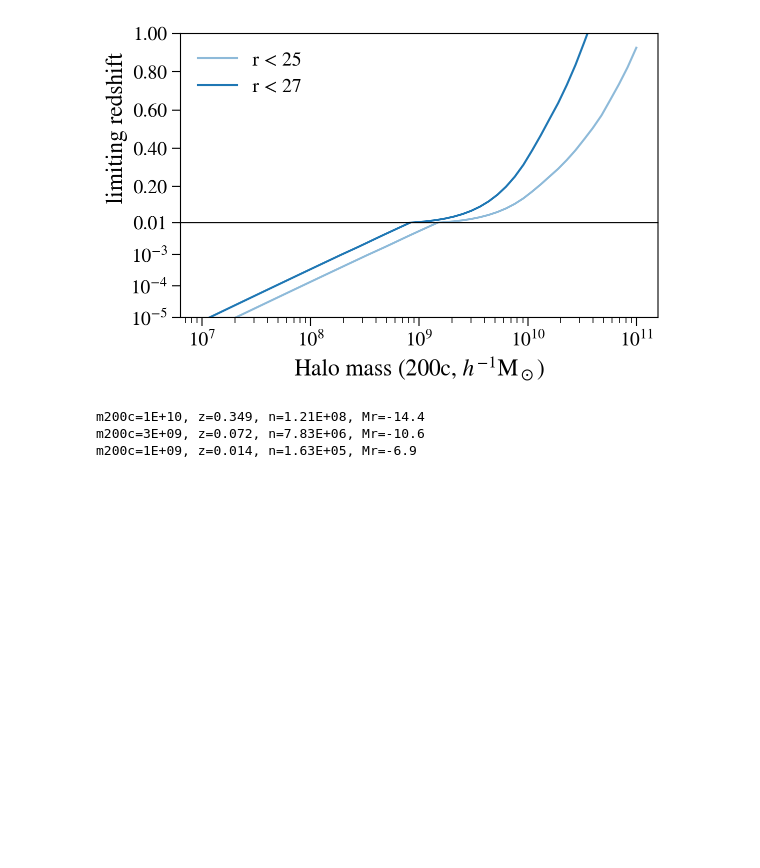
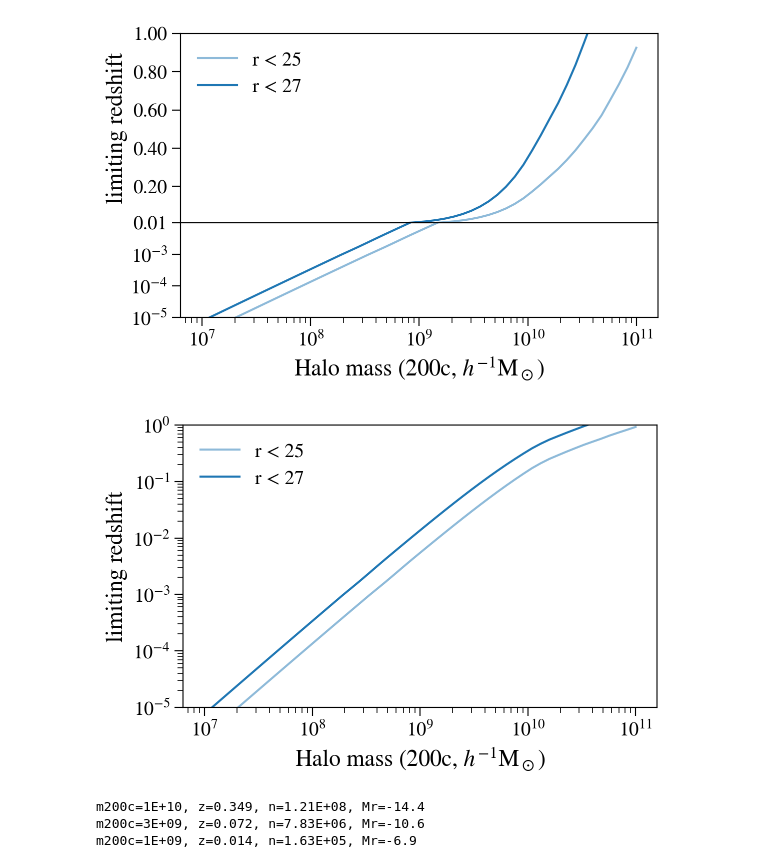
Before and after one commit to lsstdarkmatter/dwarf-halo-mass, a Jupyter notebook: lensing/llnl-workshop/lsst dwarf lensing.ipynb, the cells around one changed output. Saved outputs shown, nothing was run; the diff lists cells and outputs as text; code cells hidden in the pictures; blank space fills up the shorter version.

```diff
--- a/lensing/llnl-workshop/lsst dwarf lensing.ipynb
+++ b/lensing/llnl-workshop/lsst dwarf lensing.ipynb
@@ -60,6 +61,20 @@ fig.tight_layout()
 fig.savefig(os.path.join(OUTPUT_DIR, 'halo_mass_redshift.pdf'))
 # %% [output]
 [figure]
+# %%
+fig, ax = plt.subplots()
+logm = np.linspace(7, 11, 51)
+mag = log_mass_to_Mr(logm)
+ax.loglog(10.0**logm, distmod_to_z(25 - mag), label='r < 25', c='C0', alpha=0.5)
+ax.loglog(10.0**logm, distmod_to_z(27 - mag), label='r < 27', c='C0')
+ax.set_xlabel('Halo mass (200c, $h^{-1}{\\rm M}_\\odot$)')
+ax.set_ylabel('limiting redshift')
+ax.set_ylim(1e-5, 1)
+ax.legend()
+fig.tight_layout()
+fig.savefig(os.path.join(OUTPUT_DIR, 'halo_mass_redshift_log.pdf'))
+# %% [output]
+[figure, added]
 # %%
 target_halo_mass = 1e10
 dlogM = 0.5
```
Also changed, not shown: parts of 2 cells of this notebook.
